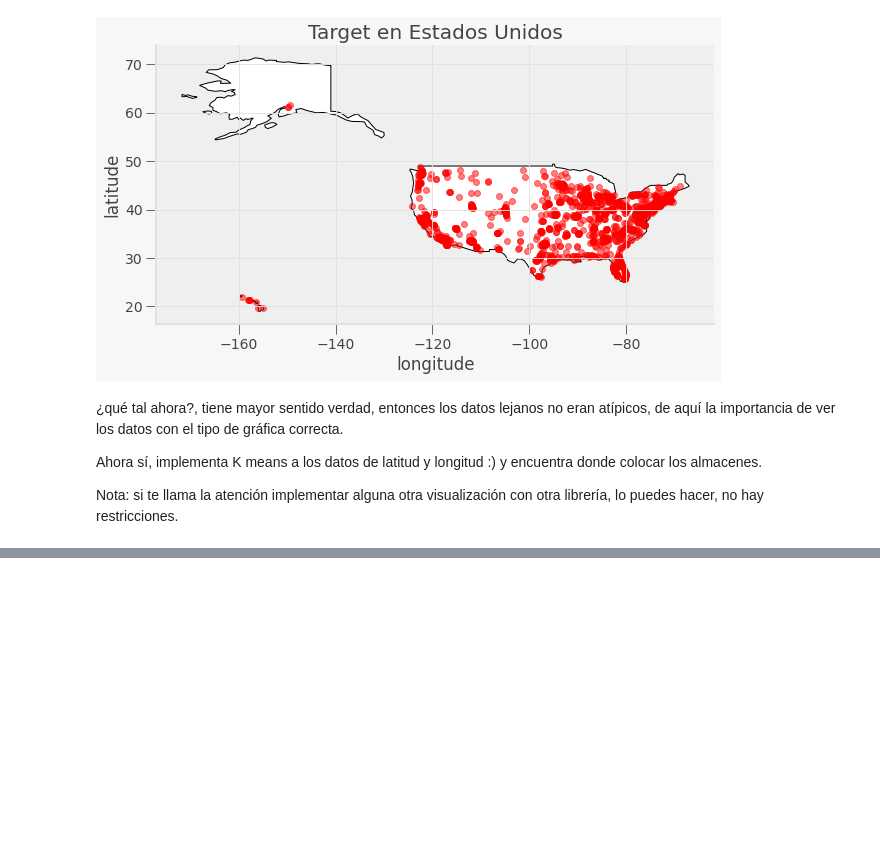
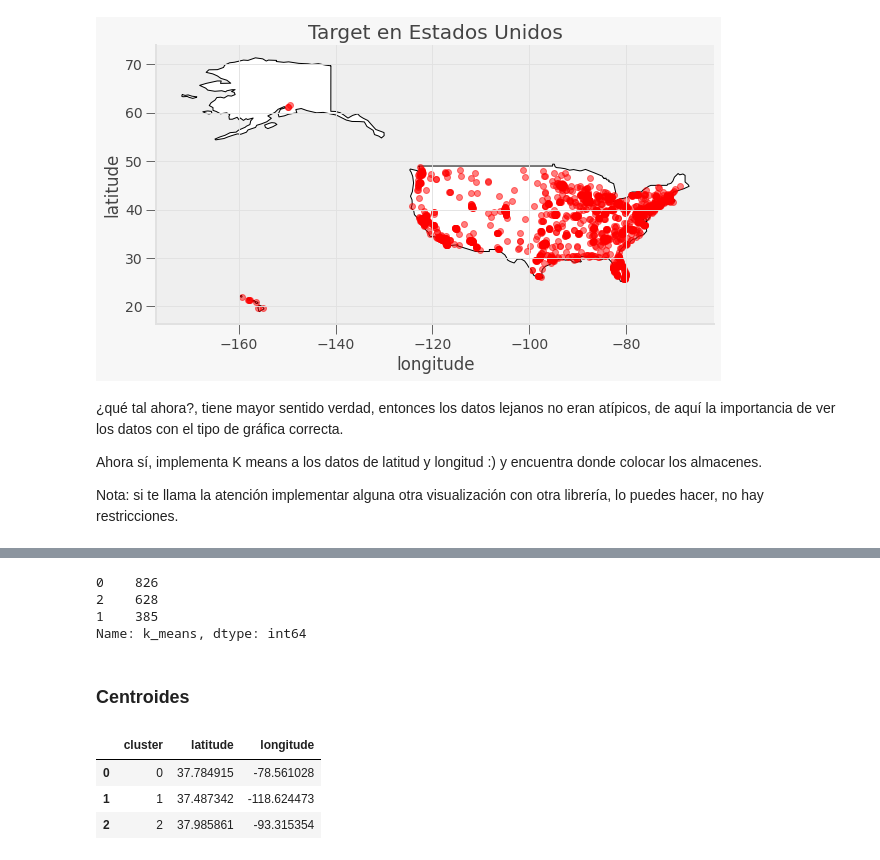
Before and after one commit to PosgradoMNA/actividades-de-aprendizaje-A01793008, a Jupyter notebook: Actividades/TecMty_kmeans_target_A01793008.ipynb, the cells around one changed output, grey strips where cells are left out. Cells and saved outputs as stored; diff of their text form; code cells hidden in the pictures; blank space fills up the shorter version.

```diff
--- a/Actividades/TecMty_kmeans_target_A01793008.ipynb
+++ b/Actividades/TecMty_kmeans_target_A01793008.ipynb
@@ -227,0 +283,19 @@ Nota: si te llama la atención implementar alguna otra visualización con otra l
+# %%
+df.k_means.value_counts()
+# %% [output]
+0    826
+2    628
+1    385
+Name: k_means, dtype: int64
+# %% [markdown]
+### Centroides
+# %%
+centroids = kmeanModel.cluster_centers_
+centroids = pd.DataFrame(centroids, columns = ['latitude', 'longitude']).reset_index().rename(columns = {'index':'cluster'})
+centroids['cluster'] = centroids.cluster.astype(str)
+centroids
+# %% [output]
+|  | cluster | latitude | longitude |
+| 0 | 0 | 37.784915 | -78.561028 |
+| 1 | 1 | 37.487342 | -118.624473 |
+| 2 | 2 | 37.985861 | -93.315354 |
```
Also changed, not shown: parts of 15 cells of this notebook.
